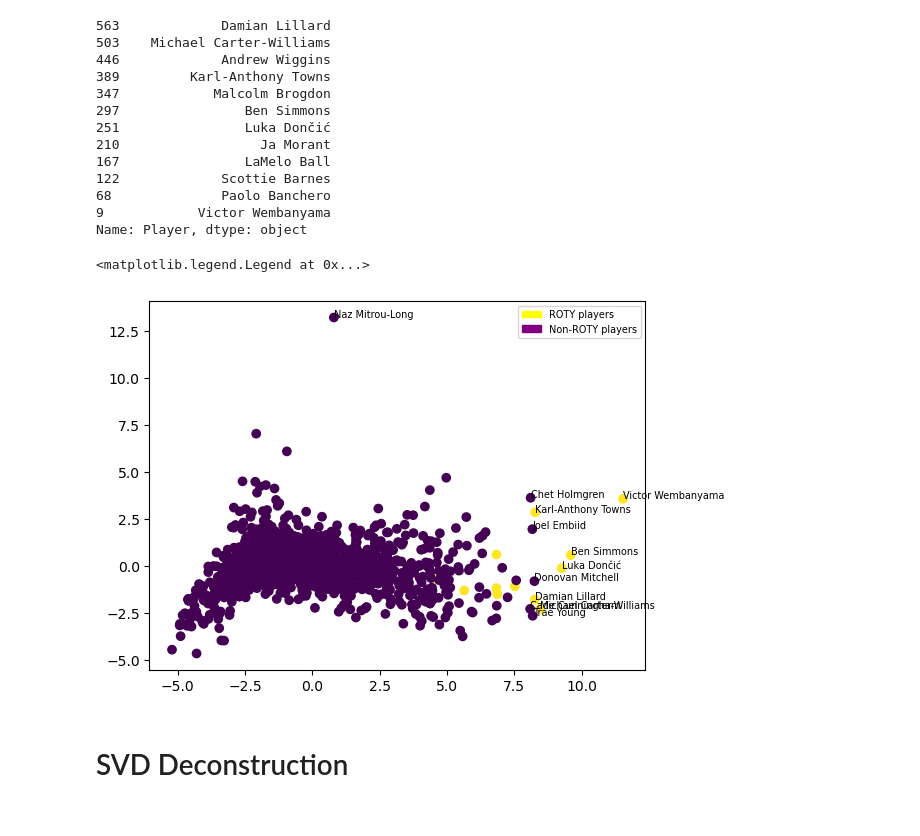
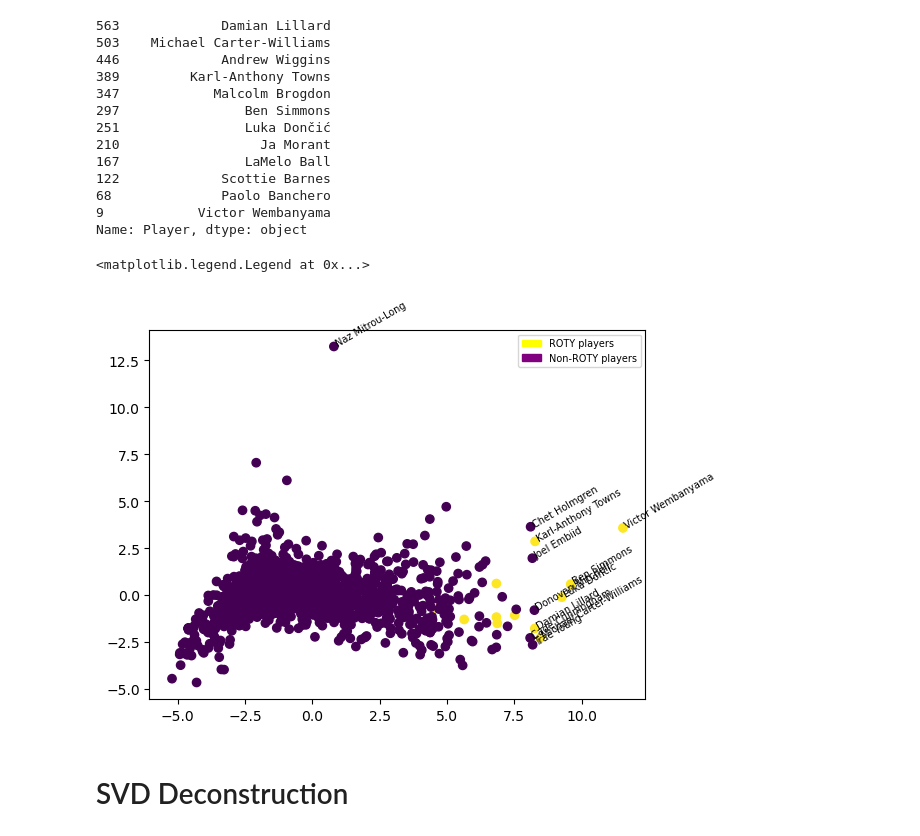
Before and after one commit to brianfdo/NBA-Player-Analysis, a Jupyter notebook: normalize_pca_feature.ipynb, the cells around one changed output. Drawn from its saved outputs; the diff is of its cells as text; code cells hidden in the pictures.

```diff
--- a/normalize_pca_feature.ipynb
+++ b/normalize_pca_feature.ipynb
@@ -62,13 +62,13 @@ name_list = [player if (pca_data[:,0][i] > 8) or (pca_data[:,1][i] > 8) else " "
 # %%
 plt.scatter(pca_data[:, 0], pca_data[:, 1], c=roty_target)
 for i, txt in enumerate(name_list):
-    plt.annotate(txt, (pca_data[:, 0][i], pca_data[:, 1][i]), fontsize=7)
+    plt.annotate(txt, (pca_data[:, 0][i], pca_data[:, 1][i]), fontsize=7, rotation=30)
 yellow_patch = mpatches.Patch(color='yellow', label='ROTY players')
 purple_patch = mpatches.Patch(color='purple', label='Non-ROTY players')
 plt.legend(handles=[yellow_patch, purple_patch], loc='upper right', fontsize=7)
 # %% [output]
 <matplotlib.legend.Legend at 0x...>
-[figure, old version]
+[figure, new version]
 # %% [markdown]
 # SVD Deconstruction
 # %%
```
Also changed, not shown: parts of 1 cell of this notebook, 3 other files.
